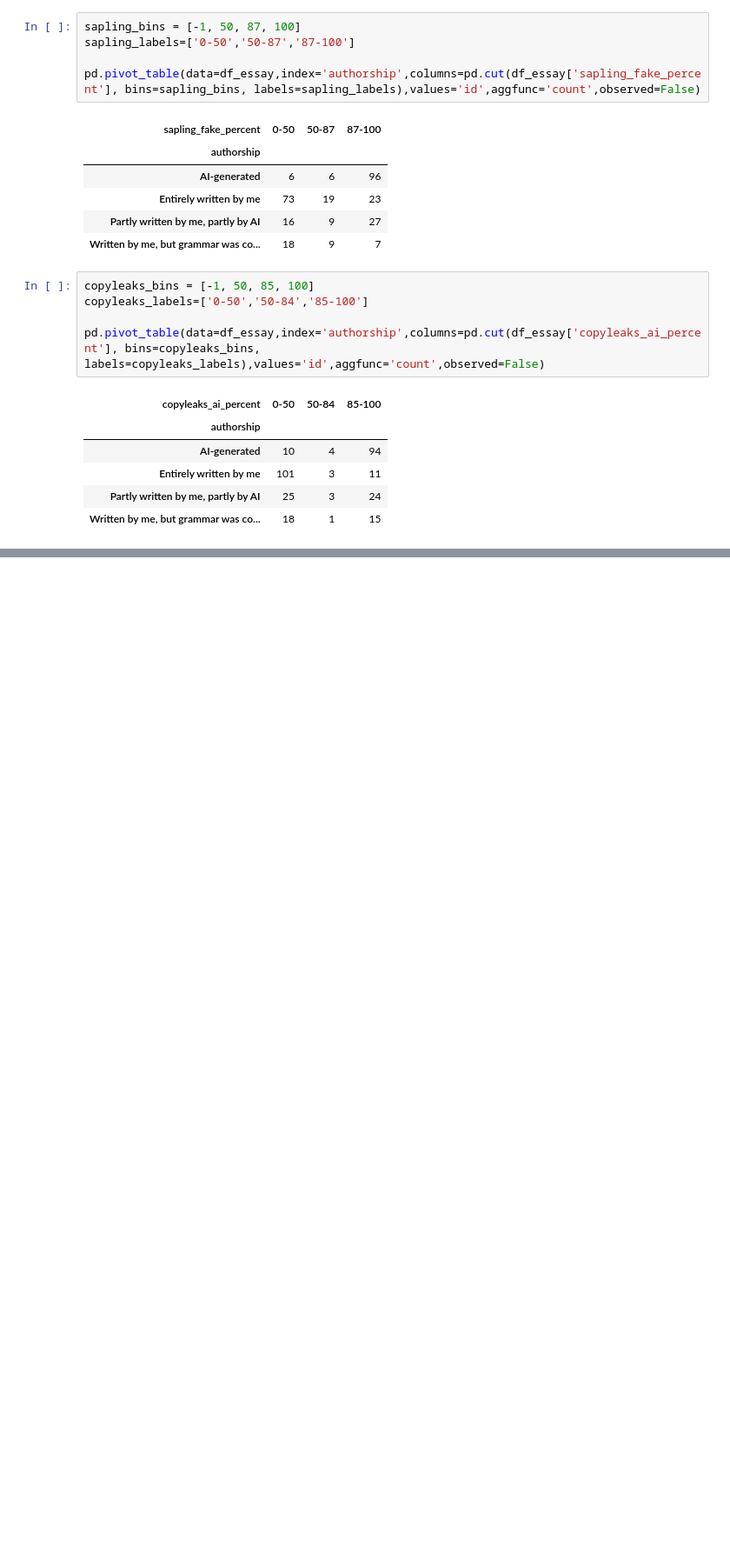
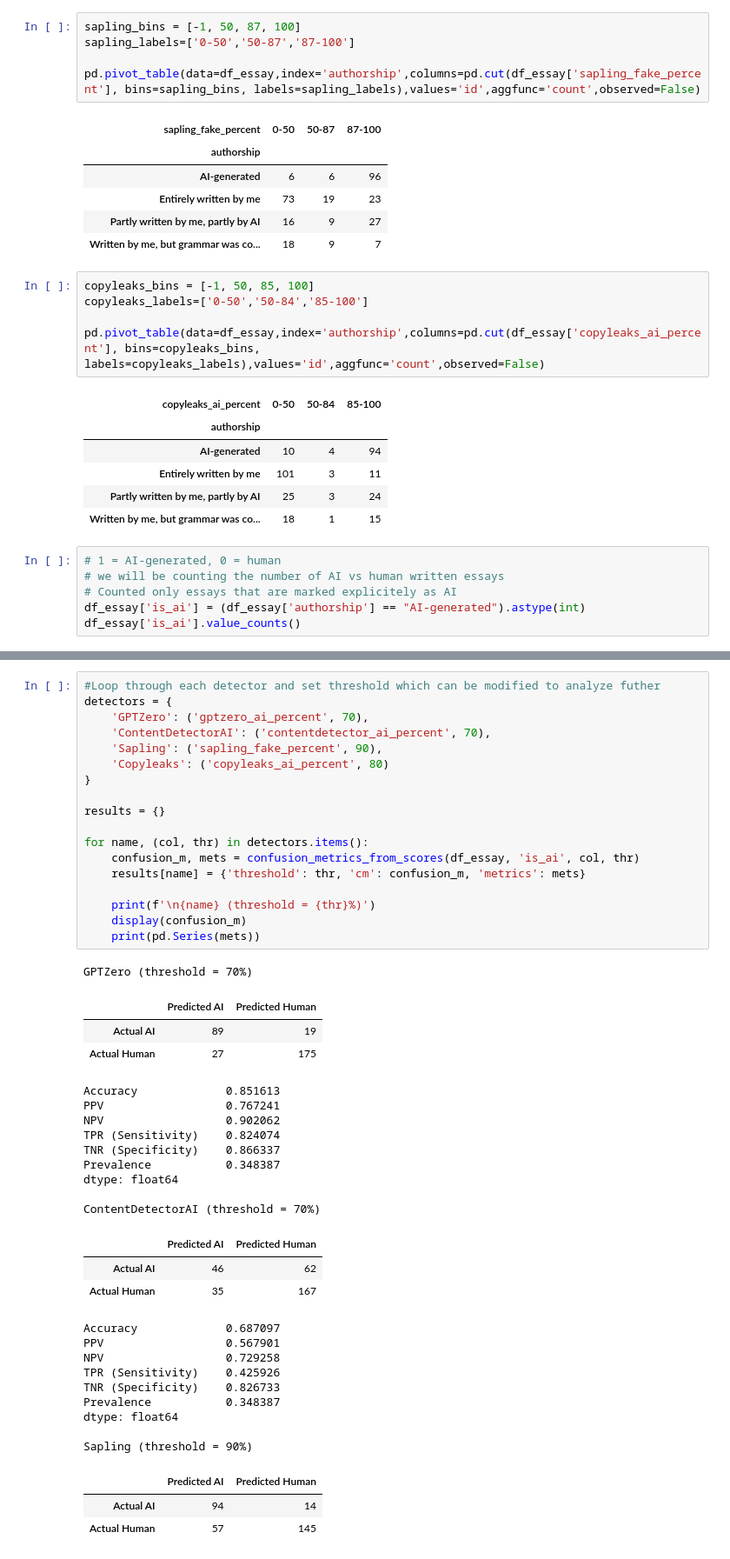
Before and after one commit to kayla261/AiS_Assignment_3_Evaluating_AI_Detectors, a Jupyter notebook: A3_EssayAnalysis.ipynb, the cells around one changed output, grey strips where cells are left out. Shown at 87% size. Saved outputs shown, nothing was run; the diff lists cells and outputs as text; blank space fills up the shorter version.

Commit message:
added confusion matrix  - prediction quality code

```diff
--- a/A3_EssayAnalysis.ipynb
+++ b/A3_EssayAnalysis.ipynb
@@ -192,3 +192,9 @@ pd.pivot_table(data=df_essay,index='authorship',columns=pd.cut(df_essay['copylea
 | Entirely written by me | 101 | 3 | 11 |
 | Partly written by me, partly by AI | 25 | 3 | 24 |
 | Written by me, but grammar was co... | 18 | 1 | 15 |
+# %%
+# 1 = AI-generated, 0 = human
+# we will be counting the number of AI vs human written essays
+# Counted only essays that are marked explicitely as AI
+df_essay['is_ai'] = (df_essay['authorship'] == "AI-generated").astype(int)
+df_essay['is_ai'].value_counts()
@@ -194,0 +234,47 @@ pd.pivot_table(data=df_essay,index='authorship',columns=pd.cut(df_essay['copylea
+# %%
+#Loop through each detector and set threshold which can be modified to analyze futher
+detectors = {
+    'GPTZero': ('gptzero_ai_percent', 70),
+    'ContentDetectorAI': ('contentdetector_ai_percent', 70),
+    'Sapling': ('sapling_fake_percent', 90),
+    'Copyleaks': ('copyleaks_ai_percent', 80)
+}
+
+results = {}
+
+for name, (col, thr) in detectors.items():
+    confusion_m, mets = confusion_metrics_from_scores(df_essay, 'is_ai', col, thr)
+    results[name] = {'threshold': thr, 'cm': confusion_m, 'metrics': mets}
+
+    print(f'\n{name} (threshold = {thr}%)')
+    display(confusion_m)
+    print(pd.Series(mets))
+# %% [output]
+GPTZero (threshold = 70%)
+|  | Predicted AI | Predicted Human |
+| Actual AI | 89 | 19 |
+| Actual Human | 27 | 175 |
+Accuracy             0.851613
+PPV                  0.767241
+NPV                  0.902062
+TPR (Sensitivity)    0.824074
+TNR (Specificity)    0.866337
+Prevalence           0.348387
+dtype: float64
+
+ContentDetectorAI (threshold = 70%)
+|  | Predicted AI | Predicted Human |
+| Actual AI | 46 | 62 |
+| Actual Human | 35 | 167 |
+Accuracy             0.687097
+PPV                  0.567901
+NPV                  0.729258
+TPR (Sensitivity)    0.425926
+TNR (Specificity)    0.826733
+Prevalence           0.348387
+dtype: float64
+
+Sapling (threshold = 90%)
+|  | Predicted AI | Predicted Human |
+| Actual AI | 94 | 14 |
+| Actual Human | 57 | 145 |
```
Also changed, not shown: parts of 4 cells of this notebook.
